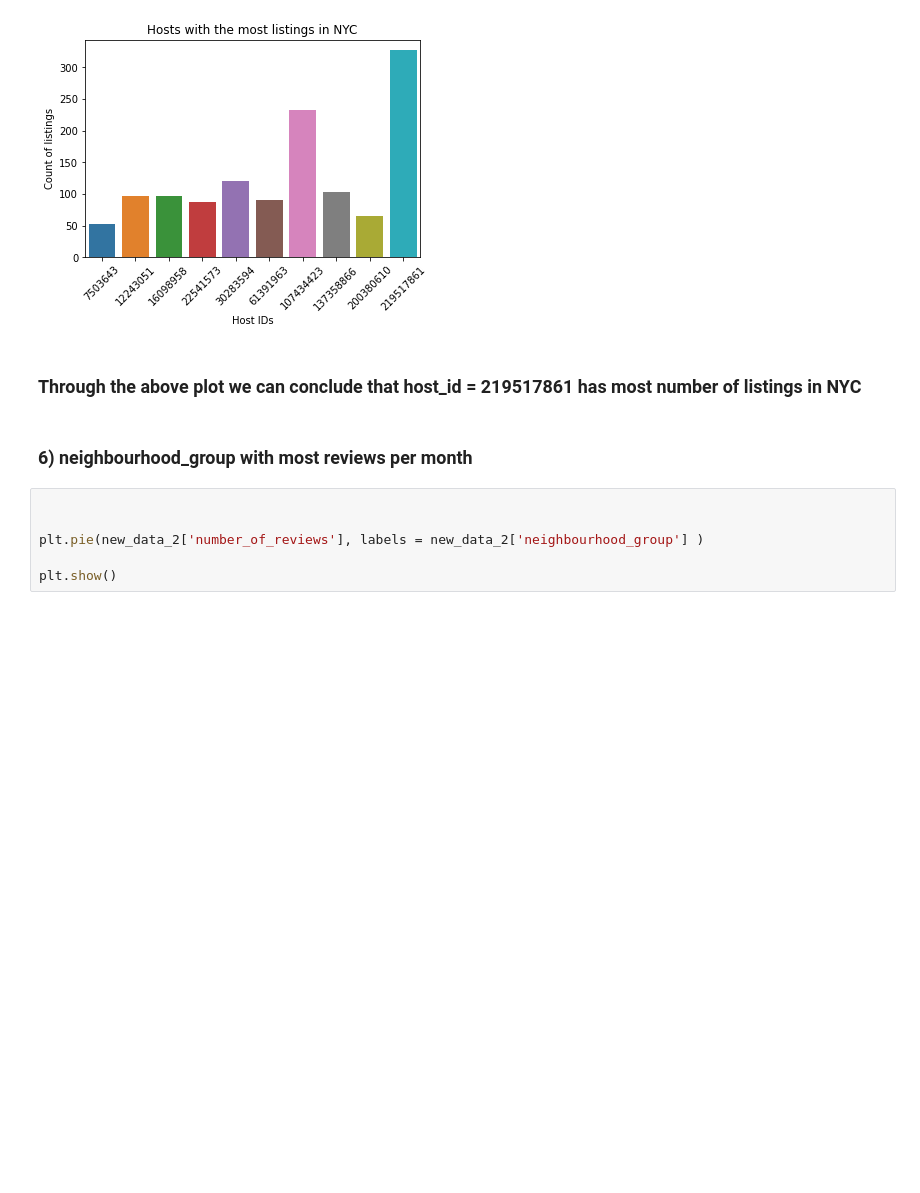
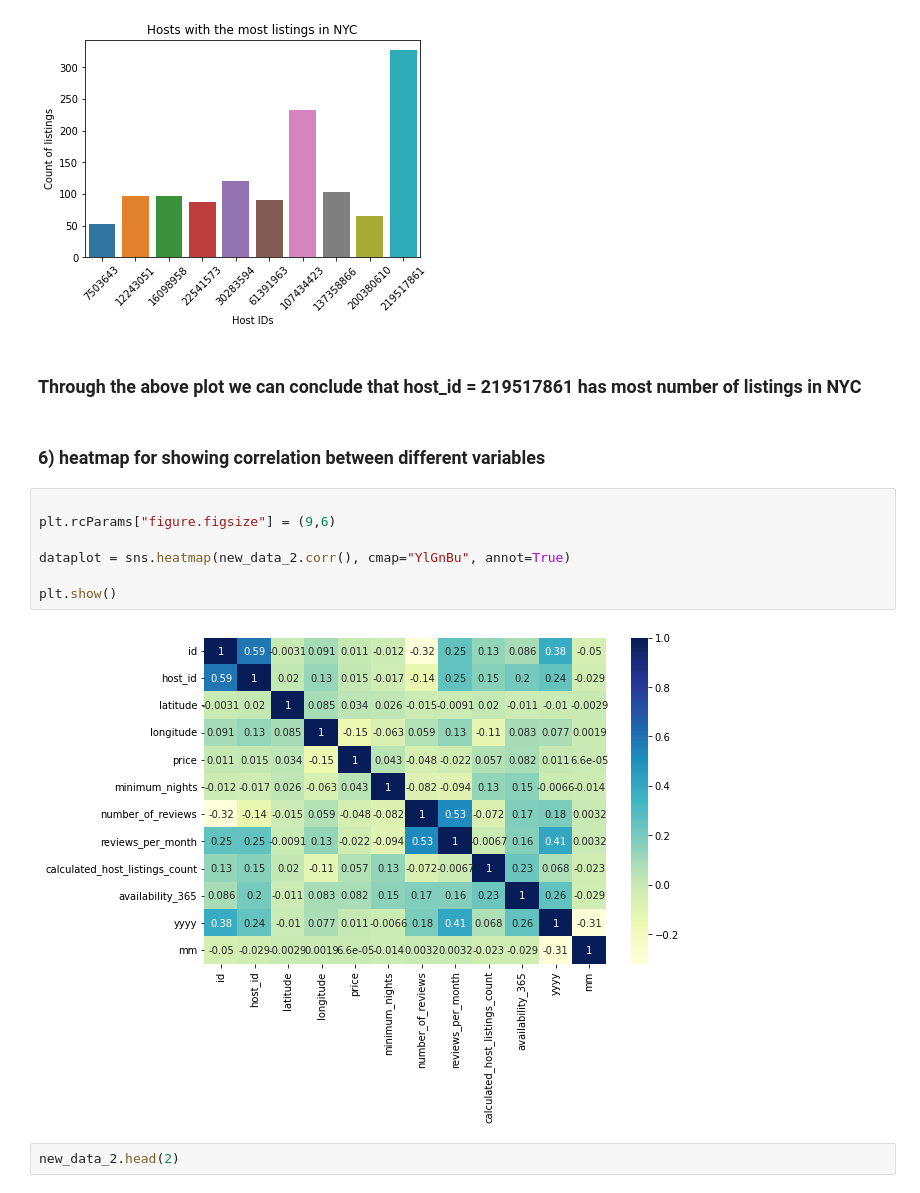
Before and after one commit to maaz97py/Airbnb_EDA, a Jupyter notebook: Airbnb_proj.ipynb, the cells around one changed output. Cells and saved outputs as stored; diff of their text form; blank space fills up the shorter version.

```diff
--- a/Airbnb_proj.ipynb
+++ b/Airbnb_proj.ipynb
@@ -321,11 +321,16 @@ viz_2.set_xticklabels(viz_2.get_xticklabels(), rotation=45)
 [figure]
 # %% [markdown]
 ### Through the above plot we can conclude that host_id = 219517861 has most number of listings in NYC
-# %% [markdown]
-### 6) neighbourhood_group with most reviews per month
-# %%
-
-
-plt.pie(new_data_2['number_of_reviews'], labels = new_data_2['neighbourhood_group'] )
-
-plt.show()
+# %% [markdown]
+### 6) heatmap for showing correlation between different variables
+# %%
+
+plt.rcParams["figure.figsize"] = (9,6)
+
+dataplot = sns.heatmap(new_data_2.corr(), cmap="YlGnBu", annot=True)
+
+plt.show()
+# %% [output]
+[figure, added]
+# %%
+new_data_2.head(2)
```
